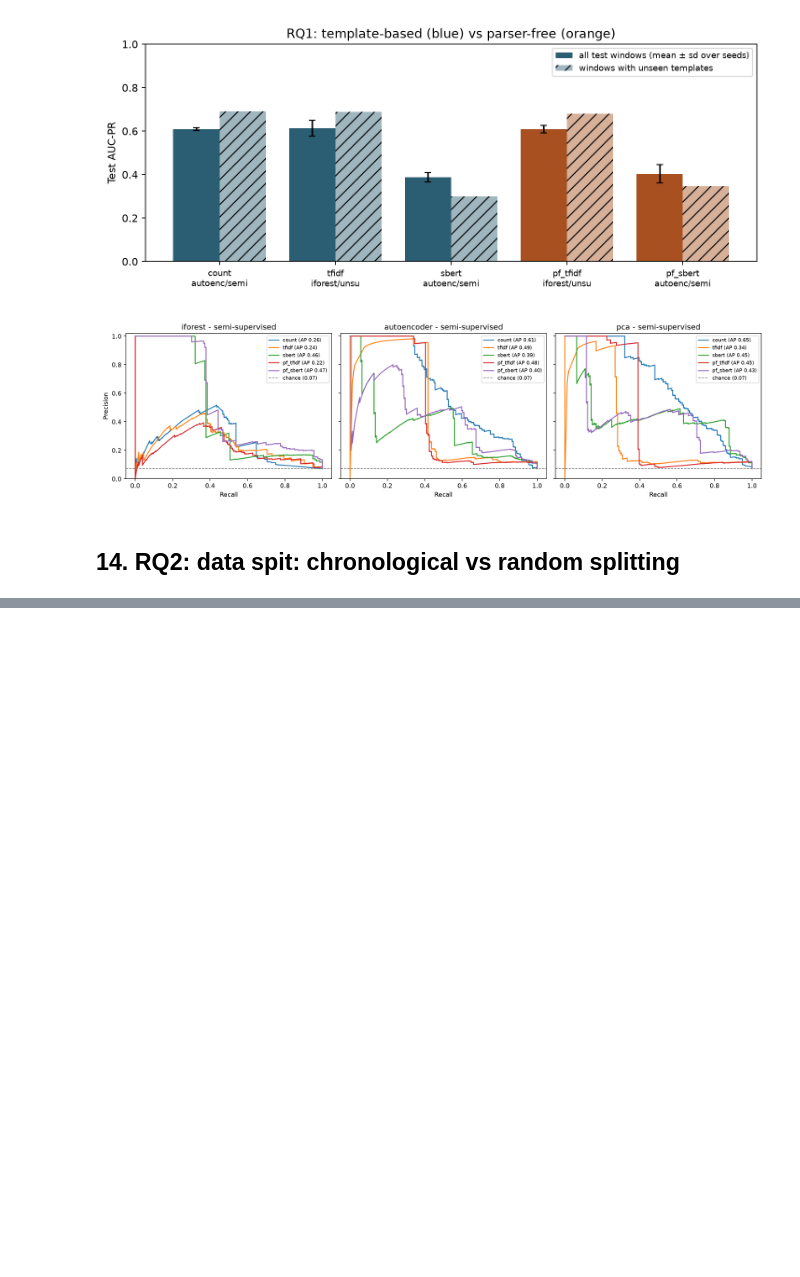
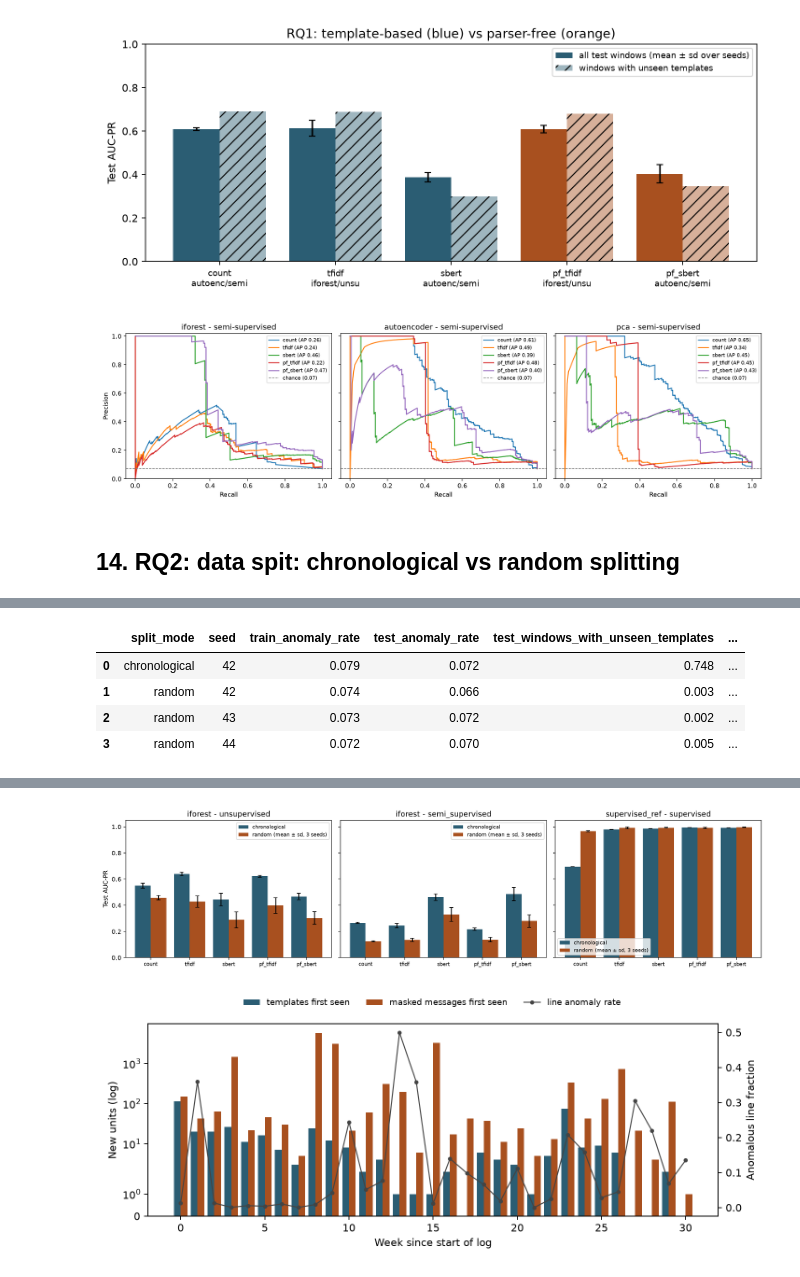
Before and after one commit to ShreyaB143/COS802-Project, a Jupyter notebook: notebooks/01_pipeline.ipynb, the cells around one changed output, grey strips where cells are left out. Drawn from its saved outputs; the diff is of its cells as text; code cells hidden in the pictures; blank space fills up the shorter version.

```diff
--- a/notebooks/01_pipeline.ipynb
+++ b/notebooks/01_pipeline.ipynb
@@ -931,3 +931,23 @@ Warning: You are sending unauthenticated requests to the HF Hub. Please set a HF
 [figure]
 # %% [markdown]
 ## 14. RQ2: data spit: chronological vs random splitting
+# %%
+def weekly_novelty() -> pd.DataFrame:
+    df = lines[["ts", "cluster_id", "msg_id", "is_anomaly"]].copy()
+    df["week"] = (df["ts"] - df["ts"].min()) // (7 * 86400)
+    wk = df.groupby("week").agg(lines=("ts", "size"), anomaly_rate=("is_anomaly", "mean"))
+    for key, name in (("cluster_id", "templates"), ("msg_id", "messages")):
+        first_week = df.groupby(key)["week"].min()
+        wk[f"{name}_first_seen"] = first_week.value_counts().reindex(wk.index, fill_value=0)
+        wk[f"cumulative_{name}"] = wk[f"{name}_first_seen"].cumsum()
+    return wk.reset_index()
+
+
+def split_profile(sp_: np.ndarray) -> dict:
+    C = counts["template"]
+    unseen = np.asarray(C[sp_ == "train"].sum(axis=0)).ravel() == 0
+    novel = np.asarray(C[:, unseen].sum(axis=1)).ravel() > 0
+    test = sp_ == "test"
+    return {"train_anomaly_rate": float(y[sp_ == "train"].mean()), "test_anomaly_rate": float(y[test].mean()),
+            "test_windows_with_unseen_templates": float(novel[test].mean()),
+            "templates_unseen_in_train": int(unseen.sum())}
@@ -933,0 +1044,8 @@ Warning: You are sending unauthenticated requests to the HF Hub. Please set a HF
+# %%
+with timer("chronological vs random splits (RQ2)"):
+    splits_summary = run_splits()
+display(pd.read_csv(RESULTS / "splits_profile.csv").round(3))
+display(splits_summary.round(3))
+display(Image(FIGURES / "rq2_chrono_vs_random.png"))
+display(Image(FIGURES / "novelty_weekly.png"))
+# %% [output]
@@ -933,0 +1060,5 @@ Warning: You are sending unauthenticated requests to the HF Hub. Please set a HF
+|  | split_mode | seed | train_anomaly_rate | test_anomaly_rate | test_windows_with_unseen_templates | ... |
+| 0 | chronological | 42 | 0.079 | 0.072 | 0.748 | ... |
+| 1 | random | 42 | 0.074 | 0.066 | 0.003 | ... |
+| 2 | random | 43 | 0.073 | 0.072 | 0.002 | ... |
+| 3 | random | 44 | 0.072 | 0.070 | 0.005 | ... |
@@ -933,0 +1081,2 @@ Warning: You are sending unauthenticated requests to the HF Hub. Please set a HF
+[figure, added]
+[figure, added]
```
Also changed, not shown: parts of 4 cells of this notebook, 7 other files.
